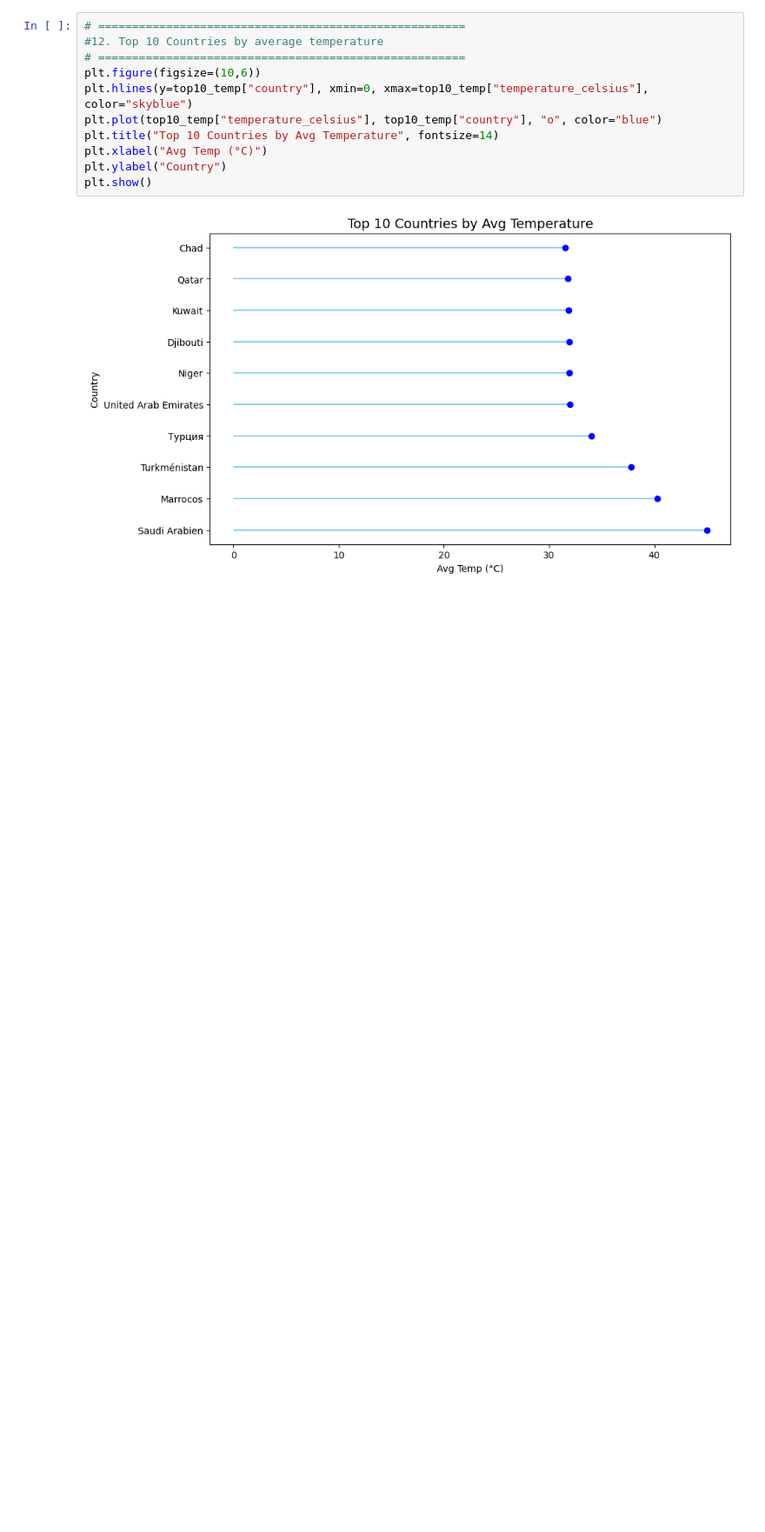
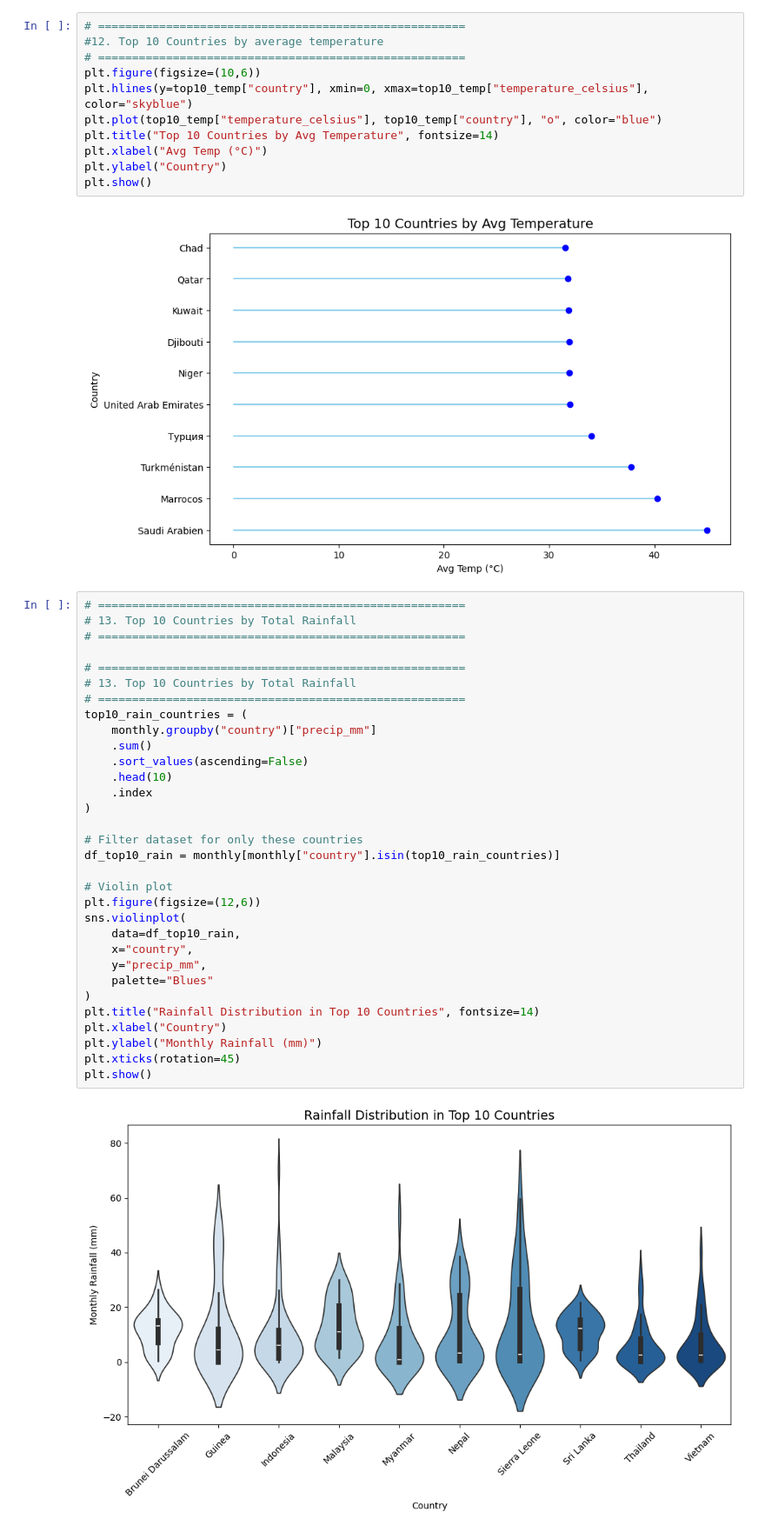
Before and after one commit to kavinya140/-DV-Climatescope-Kavinya, a Jupyter notebook: weatherclean.ipynb, the cells around one changed output. Shown at 87% size. Drawn from its saved outputs; the diff is of its cells as text; blank space fills up the shorter version.

```diff
--- a/weatherclean.ipynb
+++ b/weatherclean.ipynb
@@ -535,3 +535,37 @@ plt.ylabel("Country")
 plt.show()
 # %% [output]
 [figure]
+# %%
+# ======================================================
+# 13. Top 10 Countries by Total Rainfall
+# ======================================================
+
+# ======================================================
+# 13. Top 10 Countries by Total Rainfall
+# ======================================================
+top10_rain_countries = (
+    monthly.groupby("country")["precip_mm"]
+    .sum()
+    .sort_values(ascending=False)
+    .head(10)
+    .index
+)
+
+# Filter dataset for only these countries
+df_top10_rain = monthly[monthly["country"].isin(top10_rain_countries)]
+
+# Violin plot
+plt.figure(figsize=(12,6))
+sns.violinplot(
+    data=df_top10_rain,
+    x="country",
+    y="precip_mm",
+    palette="Blues"
+)
+plt.title("Rainfall Distribution in Top 10 Countries", fontsize=14)
+plt.xlabel("Country")
+plt.ylabel("Monthly Rainfall (mm)")
+plt.xticks(rotation=45)
+plt.show()
+# %% [output]
+[figure, added]
```
Also changed, not shown: parts of 1 cell of this notebook.
